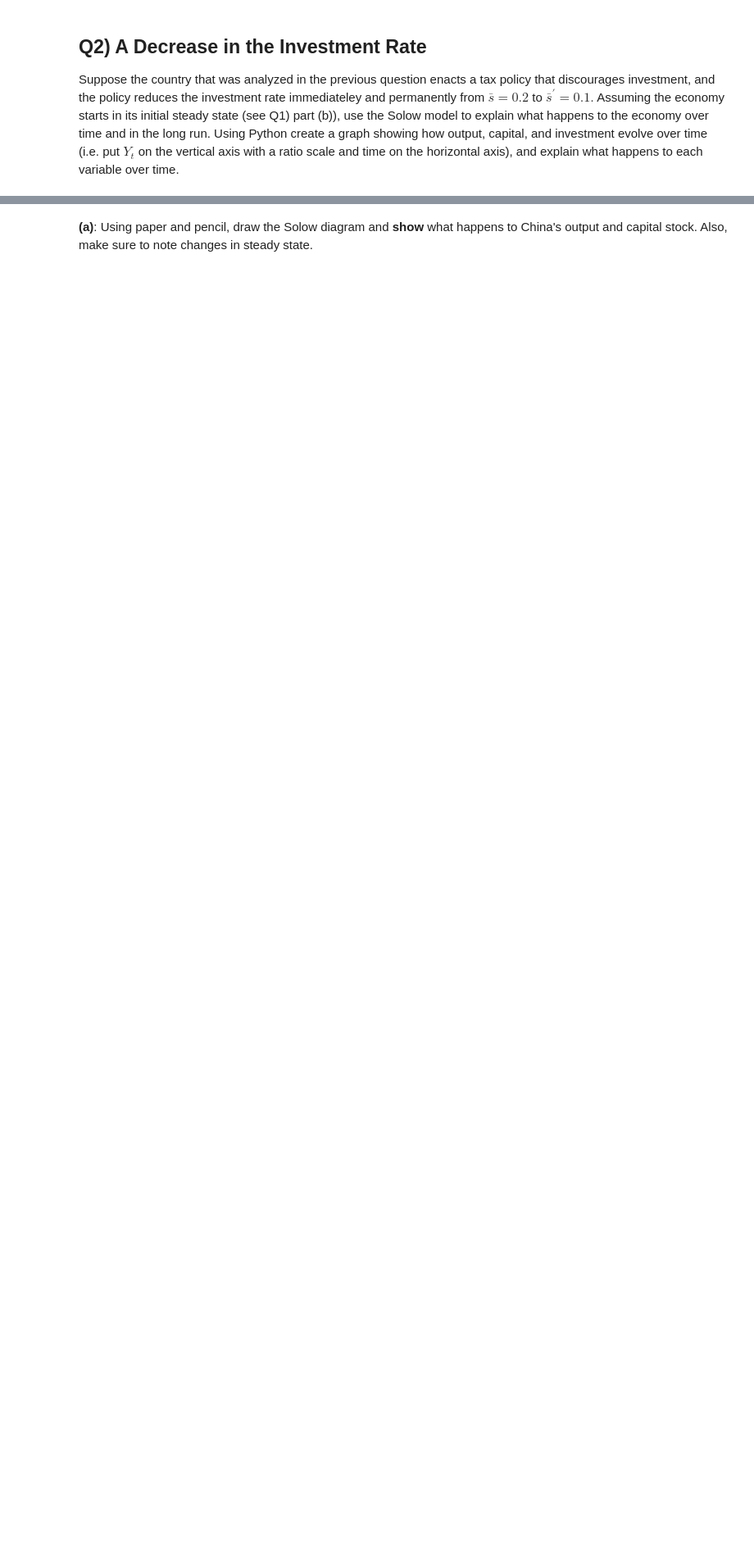
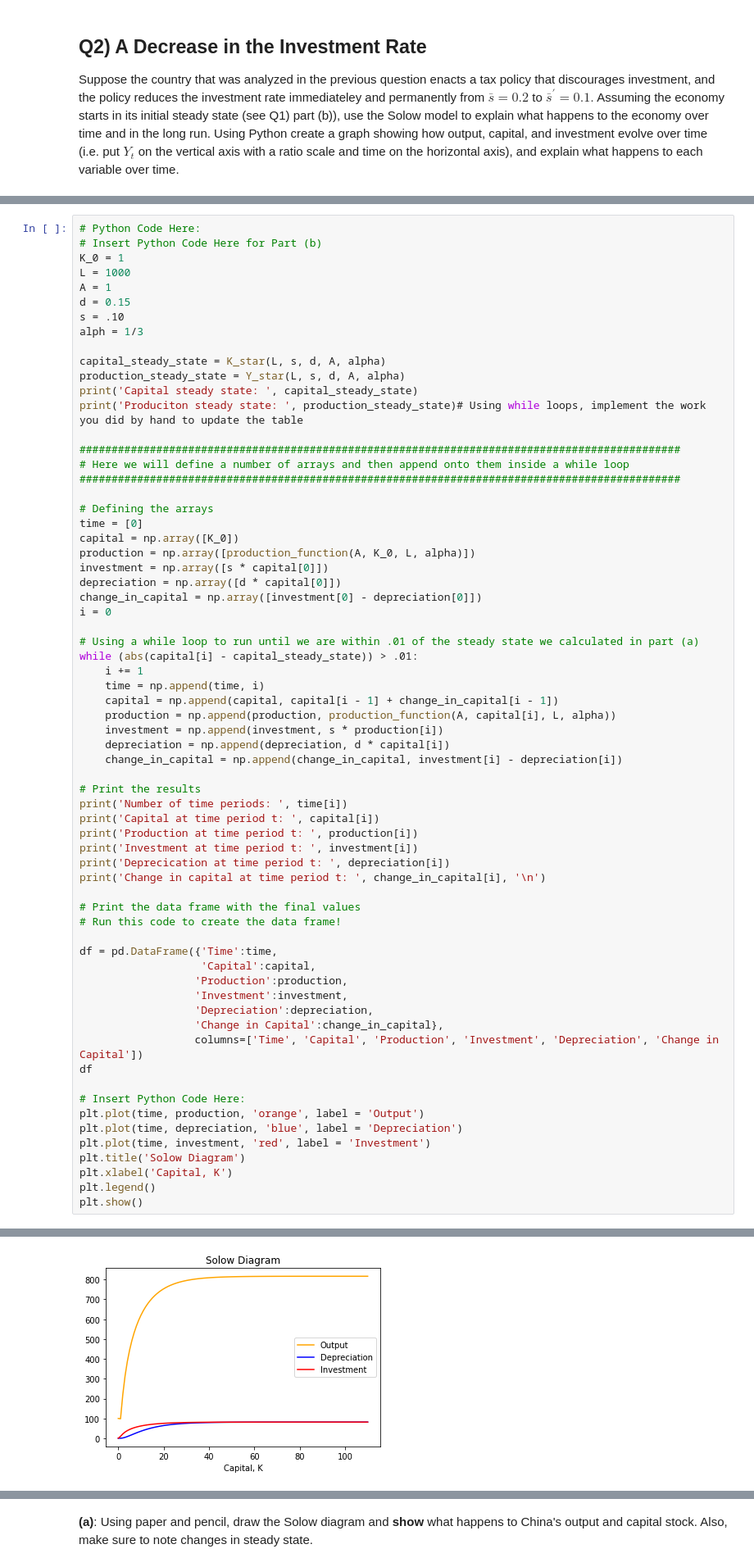
Before and after one commit to dylanjm/econ_381_development, a Jupyter notebook: solution_versions/chapter_05_solutions.ipynb, the cells around one changed output, grey strips where cells are left out. Shown: that part at 82% size. Cells and saved outputs as stored; diff of their text form; blank space fills up the shorter version.

```diff
--- a/solution_versions/chapter_05_solutions.ipynb
+++ b/solution_versions/chapter_05_solutions.ipynb
@@ -165,0 +225,67 @@ Explain:
+# %%
+# Python Code Here:
+# Insert Python Code Here for Part (b)
+K_0 = 1
+L = 1000
+A = 1
+d = 0.15
+s = .10
+alph = 1/3
+
+capital_steady_state = K_star(L, s, d, A, alpha)
+production_steady_state = Y_star(L, s, d, A, alpha)
+print('Capital steady state: ', capital_steady_state)
+print('Produciton steady state: ', production_steady_state)# Using while loops, implement the work you did by hand to update the table
+
+##############################################################################################
+# Here we will define a number of arrays and then append onto them inside a while loop
+##############################################################################################
+
+# Defining the arrays
+time = [0]
+capital = np.array([K_0])
+production = np.array([production_function(A, K_0, L, alpha)])
+investment = np.array([s * capital[0]])
+depreciation = np.array([d * capital[0]])
+change_in_capital = np.array([investment[0] - depreciation[0]])
+i = 0
+
+# Using a while loop to run until we are within .01 of the steady state we calculated in part (a)
+while (abs(capital[i] - capital_steady_state)) > .01:
+    i += 1
+    time = np.append(time, i)
+    capital = np.append(capital, capital[i - 1] + change_in_capital[i - 1])
+    production = np.append(production, production_function(A, capital[i], L, alpha))
+    investment = np.append(investment, s * production[i])
+    depreciation = np.append(depreciation, d * capital[i])
+    change_in_capital = np.append(change_in_capital, investment[i] - depreciation[i])
+
+# Print the results
+print('Number of time periods: ', time[i])
+print('Capital at time period t: ', capital[i])
+print('Production at time period t: ', production[i])
+print('Investment at time period t: ', investment[i])
+print('Deprecication at time period t: ', depreciation[i])
+print('Change in capital at time period t: ', change_in_capital[i], '\n')
+
+# Print the data frame with the final values
+# Run this code to create the data frame!
+
+df = pd.DataFrame({'Time':time,
+                   'Capital':capital,
+                  'Production':production,
+                  'Investment':investment,
+                  'Depreciation':depreciation,
+                  'Change in Capital':change_in_capital},
+                  columns=['Time', 'Capital', 'Production', 'Investment', 'Depreciation', 'Change in Capital'])
+df
+
+# Insert Python Code Here:
+plt.plot(time, production, 'orange', label = 'Output')
+plt.plot(time, depreciation, 'blue', label = 'Depreciation')
+plt.plot(time, investment, 'red', label = 'Investment')
+plt.title('Solow Diagram')
+plt.xlabel('Capital, K')
+plt.legend()
+plt.show()
+# %% [output]
@@ -165,0 +300 @@ Explain:
+[figure, added]
```
Also changed, not shown: parts of 13 cells of this notebook.
